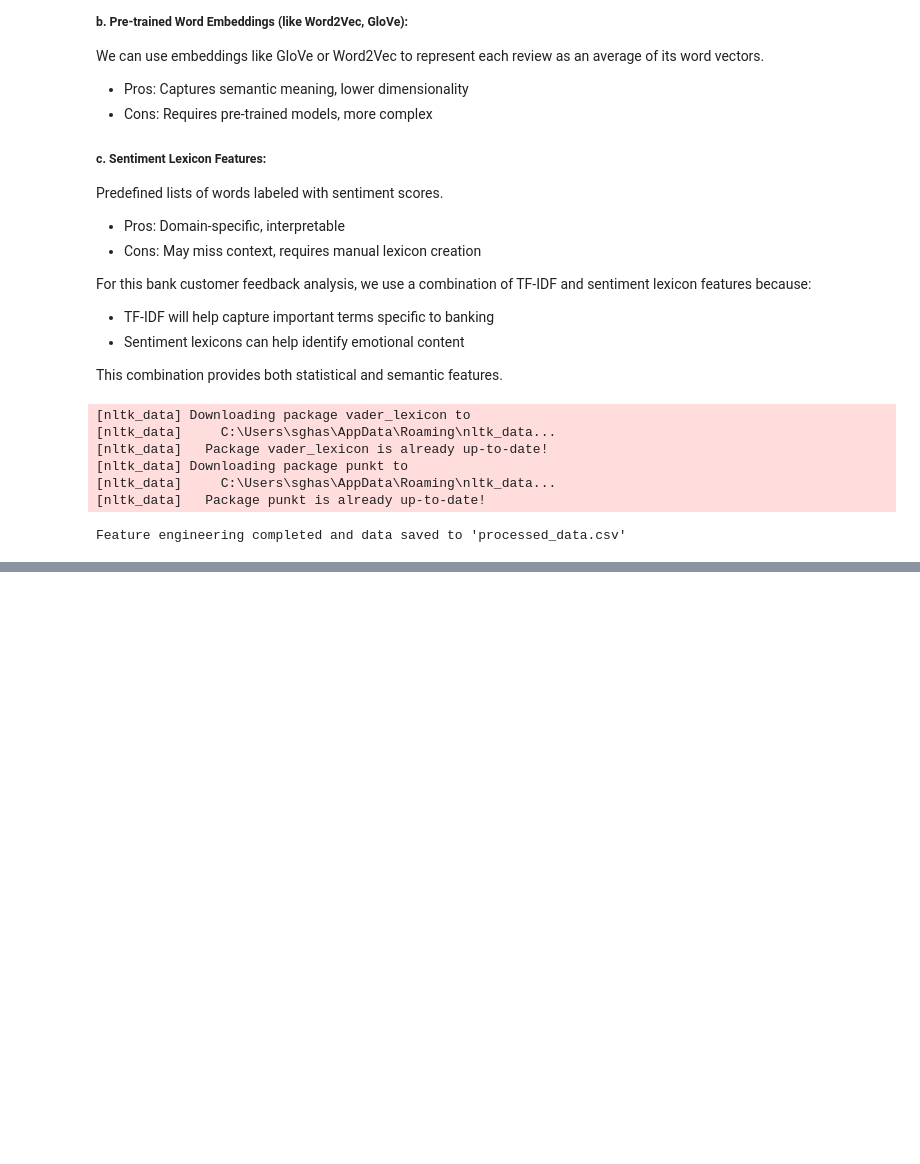
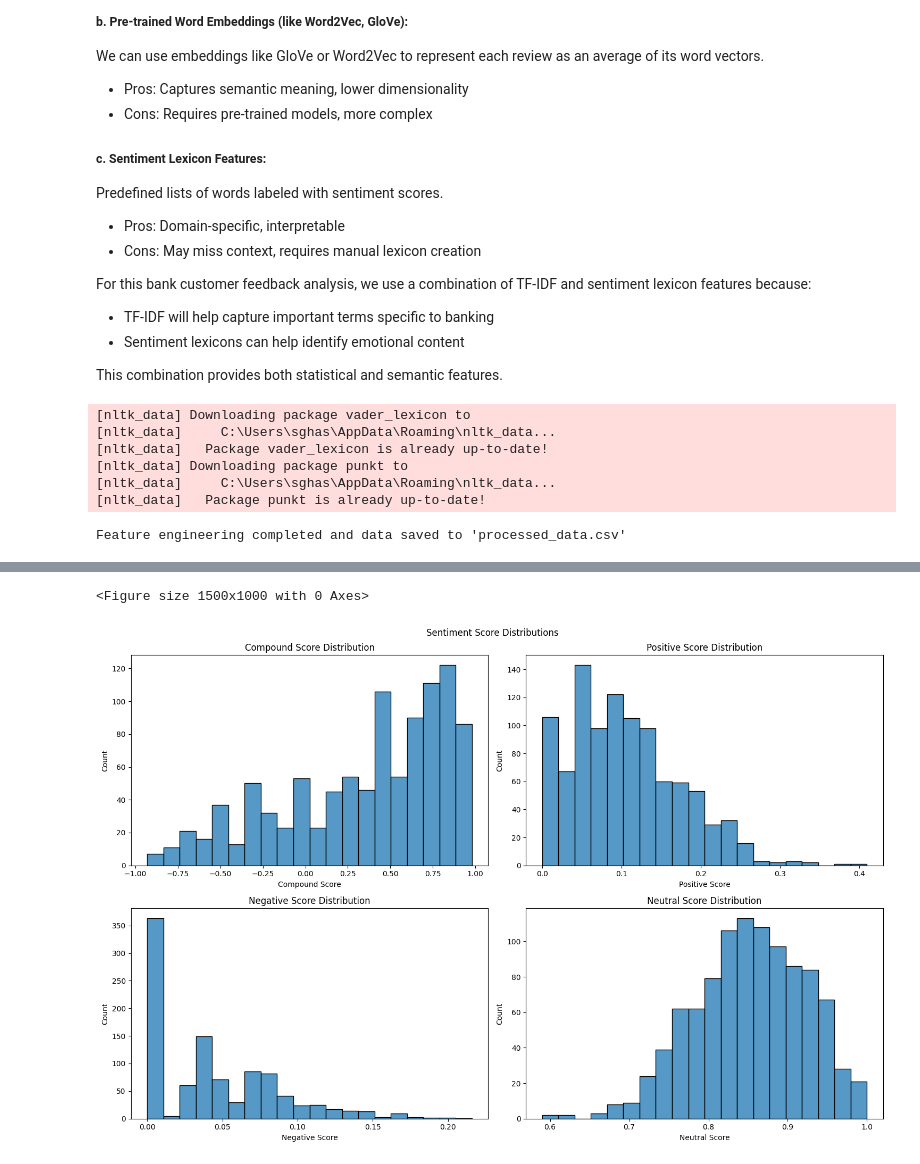
Before and after one commit to ghsaberr/sentiment-analysis-customer-feedback, a Jupyter notebook: sentiment-analysis-customer-feedback.ipynb, the cells around one changed output, grey strips where cells are left out. Drawn from its saved outputs; the diff is of its cells as text; code cells hidden in the pictures; blank space fills up the shorter version.

Commit message:
visualization

```diff
--- a/sentiment-analysis-customer-feedback.ipynb
+++ b/sentiment-analysis-customer-feedback.ipynb
@@ -439,0 +447,41 @@ We've implemented a comprehensive feature engineering solution that combines TF-
+# %%
+# Initialize FeatureEngineering
+feature_engineer = FeatureEngineering()
+
+# Get features
+df_with_features = feature_engineer.engineer_features(df)
+
+# 1. Sentiment Distribution Analysis
+plt.figure(figsize=(15, 10))
+fig, axes = plt.subplots(2, 2, figsize=(15, 10))
+fig.suptitle('Sentiment Score Distributions')
+
+# Compound Score Distribution
+sns.histplot(data=df_with_features, x='compound_score', bins=20, ax=axes[0,0])
+axes[0,0].set_title('Compound Score Distribution')
+axes[0,0].set_xlabel('Compound Score')
+axes[0,0].set_ylabel('Count')
+
+# Positive Score Distribution
+sns.histplot(data=df_with_features, x='pos_score', bins=20, ax=axes[0,1])
+axes[0,1].set_title('Positive Score Distribution')
+axes[0,1].set_xlabel('Positive Score')
+axes[0,1].set_ylabel('Count')
+
+# Negative Score Distribution
+sns.histplot(data=df_with_features, x='neg_score', bins=20, ax=axes[1,0])
+axes[1,0].set_title('Negative Score Distribution')
+axes[1,0].set_xlabel('Negative Score')
+axes[1,0].set_ylabel('Count')
+
+# Neutral Score Distribution
+sns.histplot(data=df_with_features, x='neu_score', bins=20, ax=axes[1,1])
+axes[1,1].set_title('Neutral Score Distribution')
+axes[1,1].set_xlabel('Neutral Score')
+axes[1,1].set_ylabel('Count')
+
+plt.tight_layout()
+plt.show()
+# %% [output]
+<Figure size 1500x1000 with 0 Axes>
+[figure, added]
```
Also changed, not shown: parts of 6 cells of this notebook.
